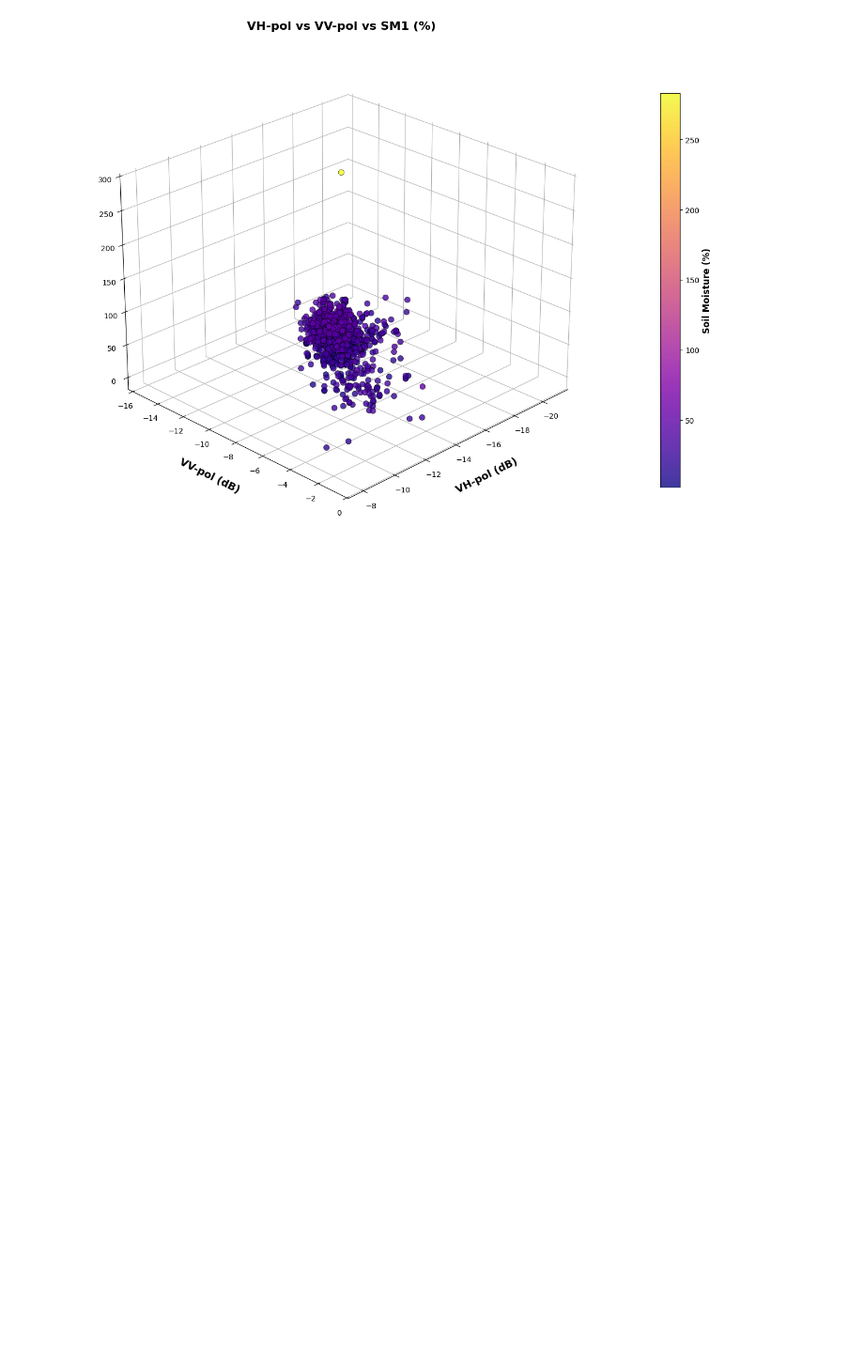
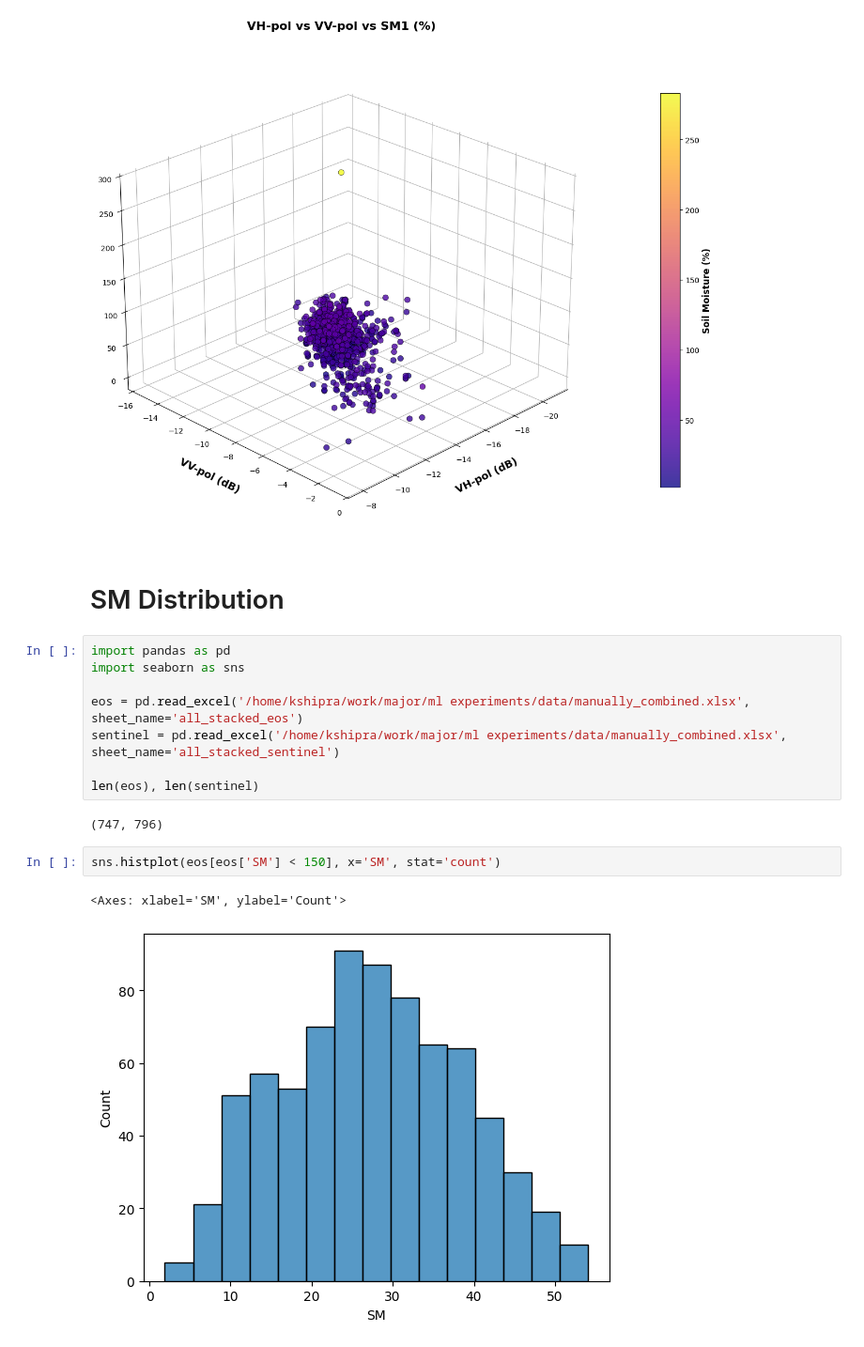
Before and after one commit to kshipra-jadav/major-2-experiments, a Jupyter notebook: code/results_vis.ipynb, the cells around one changed output. Shown at 94% size. Cells and saved outputs as stored; diff of their text form; blank space fills up the shorter version.

```diff
--- a/code/results_vis.ipynb
+++ b/code/results_vis.ipynb
@@ -169,3 +179,20 @@ make_3d_plot(sentinel, 'VH-pol', 'VV-pol', 'SM1 (%)', '/home/kshipra/work/major/
 # %% [output]
 [figure]
 [figure]
+# %% [markdown]
+# SM Distribution
+# %%
+import pandas as pd
+import seaborn as sns
+
+eos = pd.read_excel('/home/kshipra/work/major/ml experiments/data/manually_combined.xlsx', sheet_name='all_stacked_eos')
+sentinel = pd.read_excel('/home/kshipra/work/major/ml experiments/data/manually_combined.xlsx', sheet_name='all_stacked_sentinel')
+
+len(eos), len(sentinel)
+# %% [output]
+(747, 796)
+# %%
+sns.histplot(eos[eos['SM'] < 150], x='SM', stat='count')
+# %% [output]
+<Axes: xlabel='SM', ylabel='Count'>
+[figure, added]
```
Also changed, not shown: parts of 9 cells of this notebook, 17 other files.
